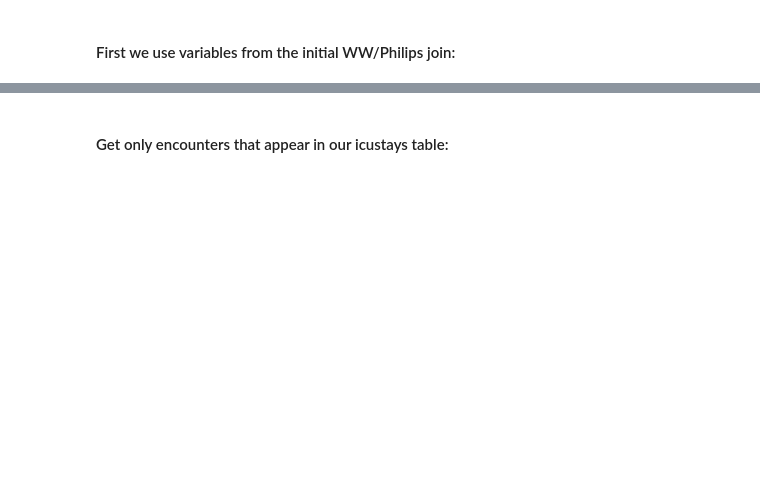
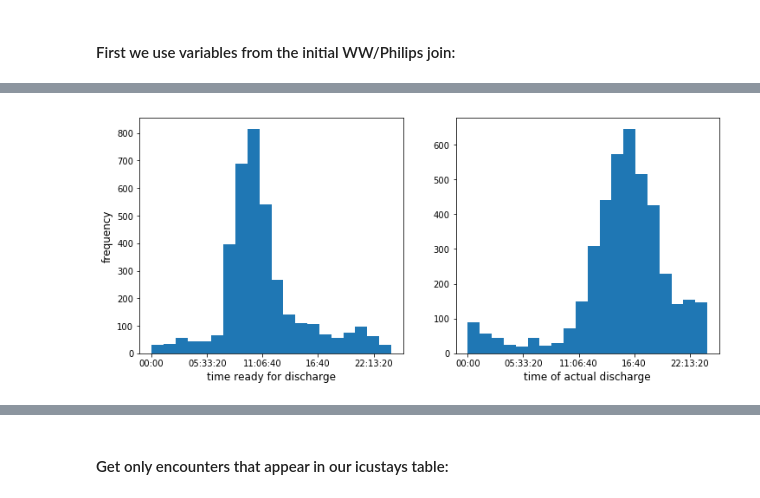
Before and after one commit to UHBristolDataScience/ICNARC-to-Philips-Linkage, a Jupyter notebook: Merging data.ipynb, the cells around one changed output, grey strips where cells are left out. Saved outputs shown, nothing was run; the diff lists cells and outputs as text; code cells hidden in the pictures; blank space fills up the shorter version.

```diff
--- a/Merging data.ipynb
+++ b/Merging data.ipynb
@@ -144,0 +120,7 @@ def print_ww_philips_summary(df):
+# %%
+icnarc_data['icnarc_age'] = [(row['Datetime of admission to your unit'] - row['Date of Birth']).total_seconds()/(60*60*24*365.25) for i,row in icnarc_data.iterrows()]
+icnarc_data['icnarc_los'] = [(row['icnarc_outTime'] - row['Datetime of admission to your unit']).total_seconds()/(60.0) for i,row in icnarc_data.iterrows()]
+
+icnarc_data['icnarc_gender'] = icnarc_data['Sex'].apply(lambda x: 'Female' if x=='F' else 'Male')
+icnarc_data['icnarc_bmi'] = icnarc_data['Weight in kg'].astype(float)/((icnarc_data['Height in cm'].astype(float)/100.0)**2)
+icnarc_data = icnarc_data.drop(labels=['Sex'], axis=1)
@@ -219,0 +249,20 @@ Name: Primary reason for admission to your unit, Length: 4831, dtype: object
+# %%
+rfd = icnarc_data[~icnarc_data['Datetime when fully ready to discharge'].isna()]['Datetime when fully ready to discharge']
+ddt = icnarc_data[~icnarc_data['Datetime of discharge from your unit'].isna()]['Datetime of discharge from your unit']
+
+delay = icnarc_data[~icnarc_data['Datetime when fully ready to discharge'].isna()]
+delay = delay['Datetime of discharge from your unit'] - delay['Datetime when fully ready to discharge']
+# %%
+plt.figure(figsize=(12,5))
+plt.subplot(1,2,1)
+p1 = plt.hist(rfd.apply(lambda x: x.time()).values, bins=20)
+plt.xlabel("time ready for discharge", fontsize=12)
+plt.ylabel("frequency", fontsize=12)
+
+plt.subplot(1,2,2)
+p2 = plt.hist(ddt.apply(lambda x: x.time()).values, bins=20)
+plt.xlabel("time of actual discharge", fontsize=12);
+
+plt.savefig('discharge_time_histograms.png')
+# %% [output]
+[figure, added]
```
Also changed, not shown: parts of 97 cells of this notebook, 4 other files.
